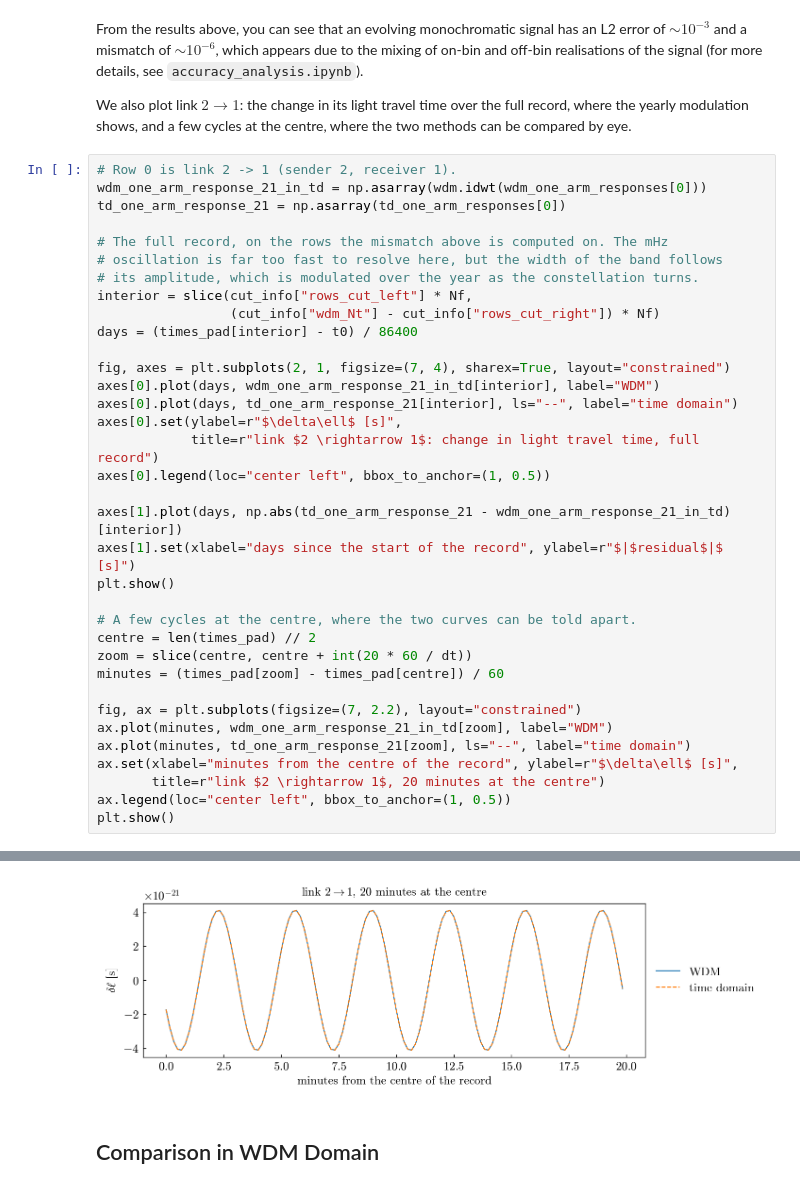
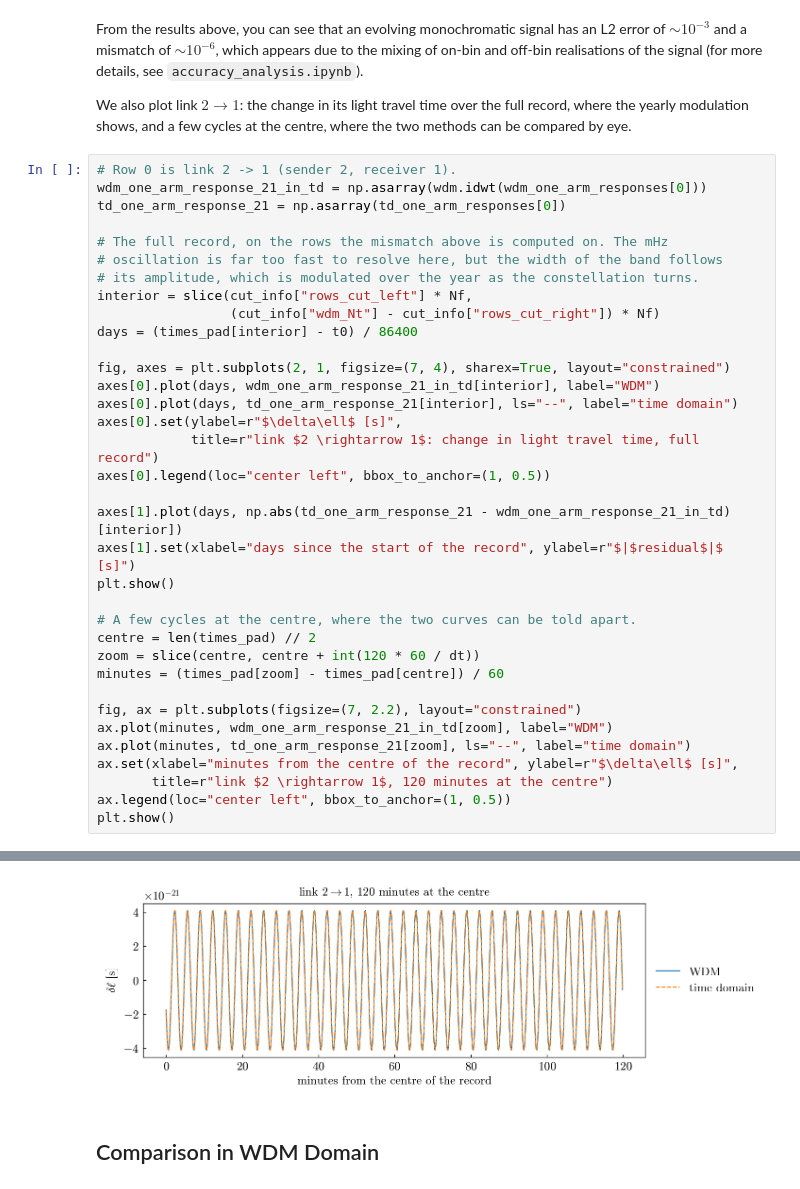
Before and after one commit to tomaszkinowski/WDM_LISAresponse, a Jupyter notebook: examples/getting_started.ipynb, the cells around one changed output, grey strips where cells are left out. Saved outputs shown, nothing was run; the diff lists cells and outputs as text.

```diff
--- a/examples/getting_started.ipynb
+++ b/examples/getting_started.ipynb
@@ -283,36 +283,36 @@ td_one_arm_response_21 = np.asarray(td_one_arm_responses[0])
 # The full record, on the rows the mismatch above is computed on. The mHz
 # oscillation is far too fast to resolve here, but the width of the band follows
 # its amplitude, which is modulated over the year as the constellation turns.
 interior = slice(cut_info["rows_cut_left"] * Nf,
                  (cut_info["wdm_Nt"] - cut_info["rows_cut_right"]) * Nf)
 days = (times_pad[interior] - t0) / 86400
 
 fig, axes = plt.subplots(2, 1, figsize=(7, 4), sharex=True, layout="constrained")
 axes[0].plot(days, wdm_one_arm_response_21_in_td[interior], label="WDM")
 axes[0].plot(days, td_one_arm_response_21[interior], ls="--", label="time domain")
 axes[0].set(ylabel=r"$\delta\ell$ [s]",
             title=r"link $2 \rightarrow 1$: change in light travel time, full record")
 axes[0].legend(loc="center left", bbox_to_anchor=(1, 0.5))
 
 axes[1].plot(days, np.abs(td_one_arm_response_21 - wdm_one_arm_response_21_in_td)[interior])
 axes[1].set(xlabel="days since the start of the record", ylabel=r"$|$residual$|$ [s]")
 plt.show()
 
 # A few cycles at the centre, where the two curves can be told apart.
 centre = len(times_pad) // 2
-zoom = slice(centre, centre + int(20 * 60 / dt))
+zoom = slice(centre, centre + int(120 * 60 / dt))
 minutes = (times_pad[zoom] - times_pad[centre]) / 60
 
 fig, ax = plt.subplots(figsize=(7, 2.2), layout="constrained")
 ax.plot(minutes, wdm_one_arm_response_21_in_td[zoom], label="WDM")
 ax.plot(minutes, td_one_arm_response_21[zoom], ls="--", label="time domain")
 ax.set(xlabel="minutes from the centre of the record", ylabel=r"$\delta\ell$ [s]",
-       title=r"link $2 \rightarrow 1$, 20 minutes at the centre")
+       title=r"link $2 \rightarrow 1$, 120 minutes at the centre")
 ax.legend(loc="center left", bbox_to_anchor=(1, 0.5))
 plt.show()
 # %% [output]
 [figure]
-[figure, old version]
+[figure, new version]
 # %% [markdown]
 ## Comparison in WDM Domain
 # %% [markdown]
```
Also changed, not shown: parts of 5 cells of this notebook, 2 other files.
